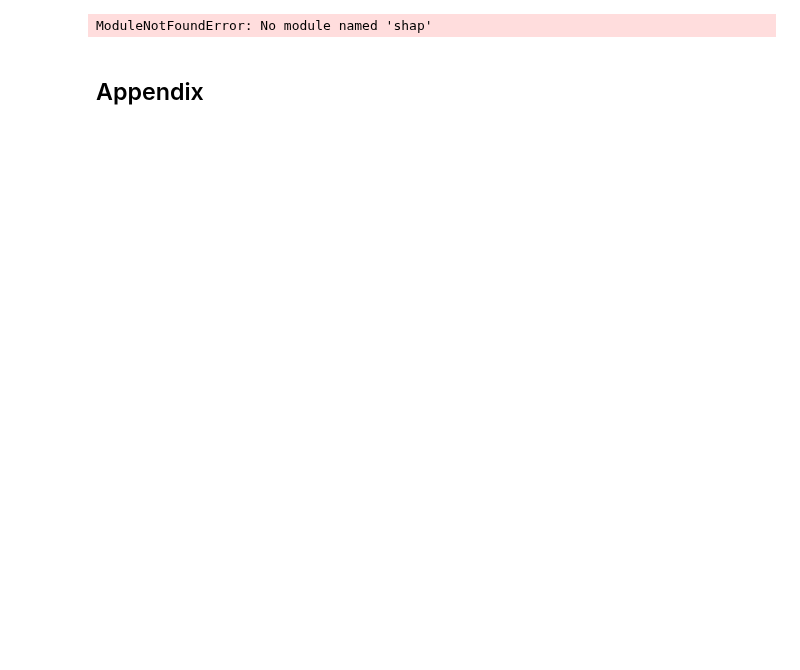
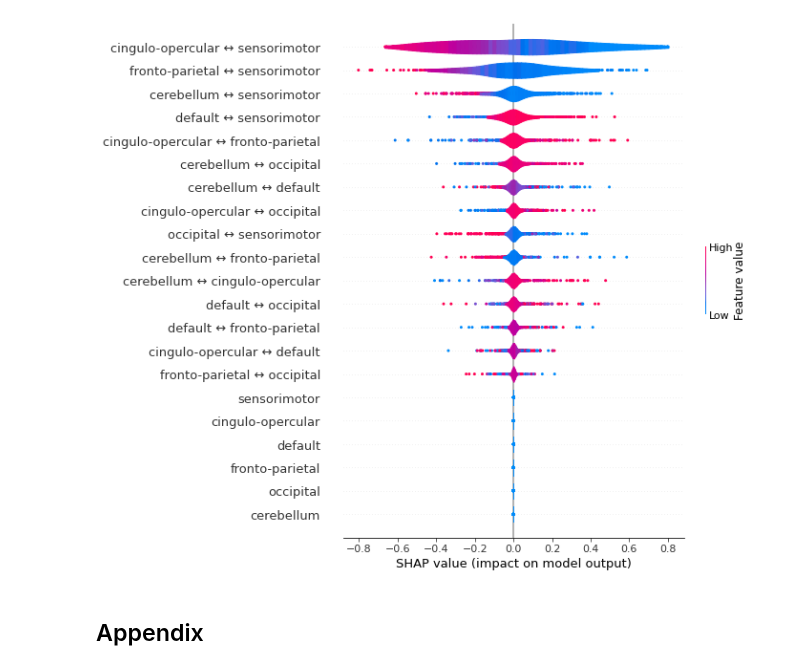
Before and after one commit to morteza/ACNets, a Jupyter notebook: notebooks/1 Connectivity Classifier.ipynb, the cells around one changed output. Cells and saved outputs as stored; diff of their text form; code cells hidden in the pictures; blank space fills up the shorter version.

```diff
--- a/notebooks/1 Connectivity Classifier.ipynb
+++ b/notebooks/1 Connectivity Classifier.ipynb
@@ -354,7 +351,7 @@ y_pred_cv = []
 
 feature_names = grid.best_estimator_[:2].get_feature_names_out()
 
-cv = StratifiedShuffleSplit(n_splits=10, test_size=8)
+cv = StratifiedShuffleSplit(n_splits=100, test_size=8)
 
 n_splits = cv.get_n_splits(X, y)
 
@@ -375,34 +372,34 @@ for train, test in tqdm(cv.split(X, y), total=n_splits):
         feature_names=feature_names,
         # approximate=True,
         # model_output='raw',
         # feature_perturbation='interventional',
     )
 
     shap_values = explainer(X_conn[test])#, check_additivity=True)
 
     shap_values_cv.append(shap_values)
 
 # merge CV SHAPs
 
 X = subjects.reshape(-1, 1)
 X_test = pd.DataFrame(X[np.hstack(test_indices)], columns=['subject'])
 y_test = np.hstack(y_test_cv)
 y_pred = np.hstack(y_pred_cv)
 
 # merge CV SHAPs
 shap_values = shap.Explanation(
   values = np.vstack([sh.values for sh in shap_values_cv]),
   base_values = np.hstack([sh.base_values for sh in shap_values_cv]),
   data = np.vstack([sh.data for sh in shap_values_cv]),
   feature_names=feature_names,
   compute_time=np.sum([sh.compute_time for sh in shap_values_cv]),
   output_names=y_encoder.classes_,
   output_indexes=y_pred,
 )
 
 shap.summary_plot(shap_values, max_display=21, show=True, plot_type='violin')
 # %% [output]
-ModuleNotFoundError: No module named 'shap'
+[figure, added]
 # %% [markdown]
 ## Appendix
 # %%
```
Also changed, not shown: parts of 9 cells of this notebook.
